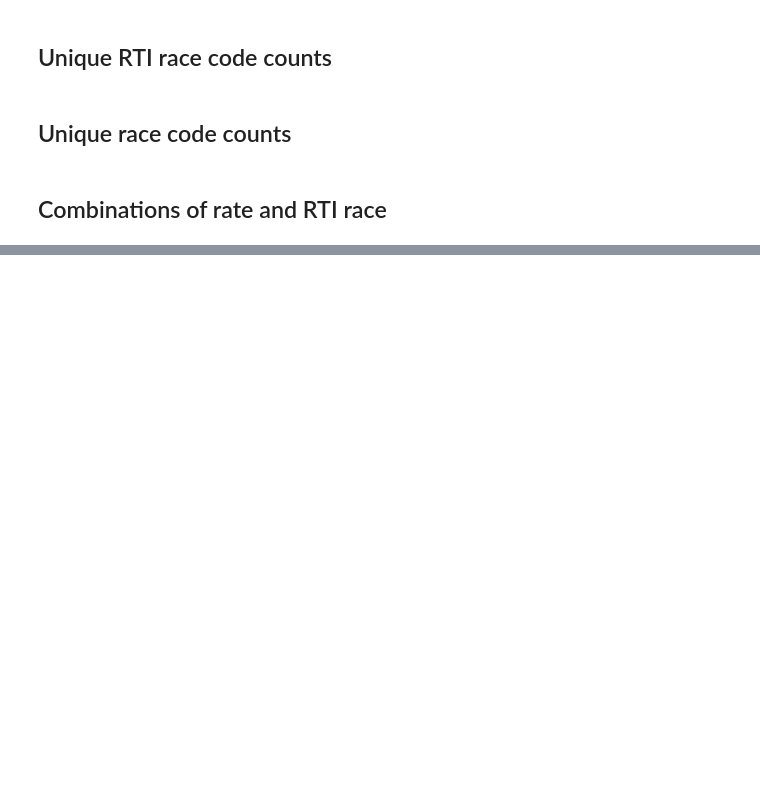
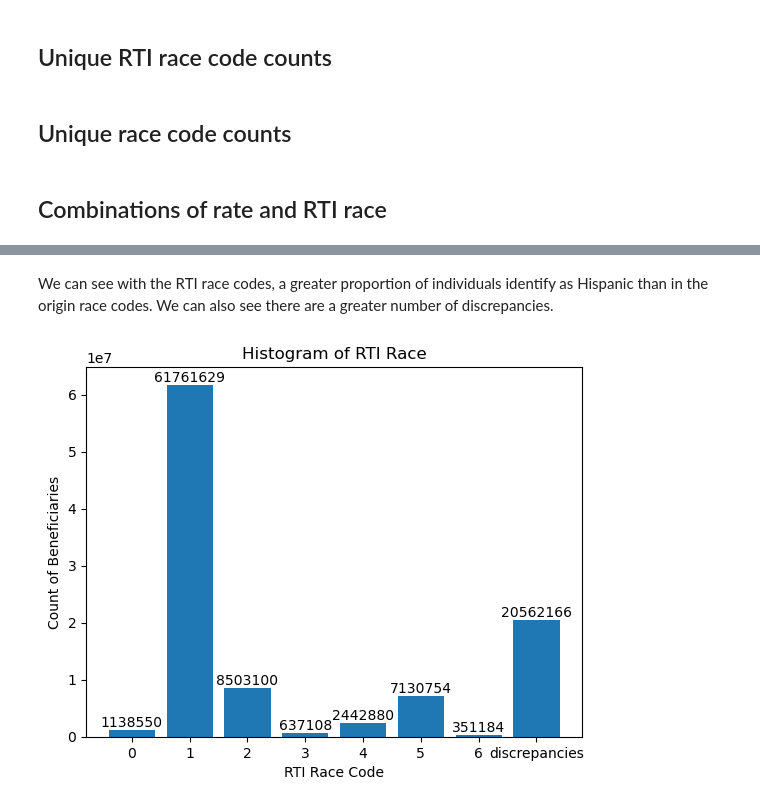
Before and after one commit to NSAPH-Data-Processing/us_census_zcta_time_series, a Jupyter notebook: notebooks/rti_race.ipynb, the cells around one changed output, grey strips where cells are left out. Cells and saved outputs as stored; diff of their text form; code cells hidden in the pictures; blank space fills up the shorter version.

```diff
--- a/notebooks/rti_race.ipynb
+++ b/notebooks/rti_race.ipynb
@@ -47,0 +85,27 @@ df
+# %% [markdown]
+We can see with the RTI race codes, a greater proportion of individuals identify as Hispanic than in the origin race codes. We can also see there are a greater number of discrepancies.
+# %%
+#same as above but using rti race codes
+# Create a new column 'race_grouped' with desired categories
+df['race_rti_grouped'] = df['race_rti'].map(lambda x: str(x) if str(x) in ['0', '1', '2', '3', '4', '5', '6'] else 'discrepancies')
+
+# Calculate value counts for 'race_rti_grouped' column and specify the desired order
+unique_race_rti_grouped_counts = df['race_rti_grouped'].value_counts().loc[['0', '1', '2', '3', '4', '5', '6', 'discrepancies']]
+
+# Plot the histogram with modified categories and ordered x-axis
+plt.bar(range(len(unique_race_rti_grouped_counts)), unique_race_rti_grouped_counts, tick_label=unique_race_rti_grouped_counts.index)
+
+# Add value counts on top of the bars
+for i, count in enumerate(unique_race_rti_grouped_counts):
+    if count > 10:
+        plt.text(i, count, str(count), ha='center', va='bottom')
+    else:
+        plt.text(i, count, "**", ha='center', va='bottom')
+
+# Add labels and title
+plt.xlabel('RTI Race Code')
+plt.ylabel('Count of Beneficiaries')
+plt.title('Histogram of RTI Race')
+plt.show()
+# %% [output]
+[figure, added]
```
Also changed, not shown: parts of 11 cells of this notebook.
